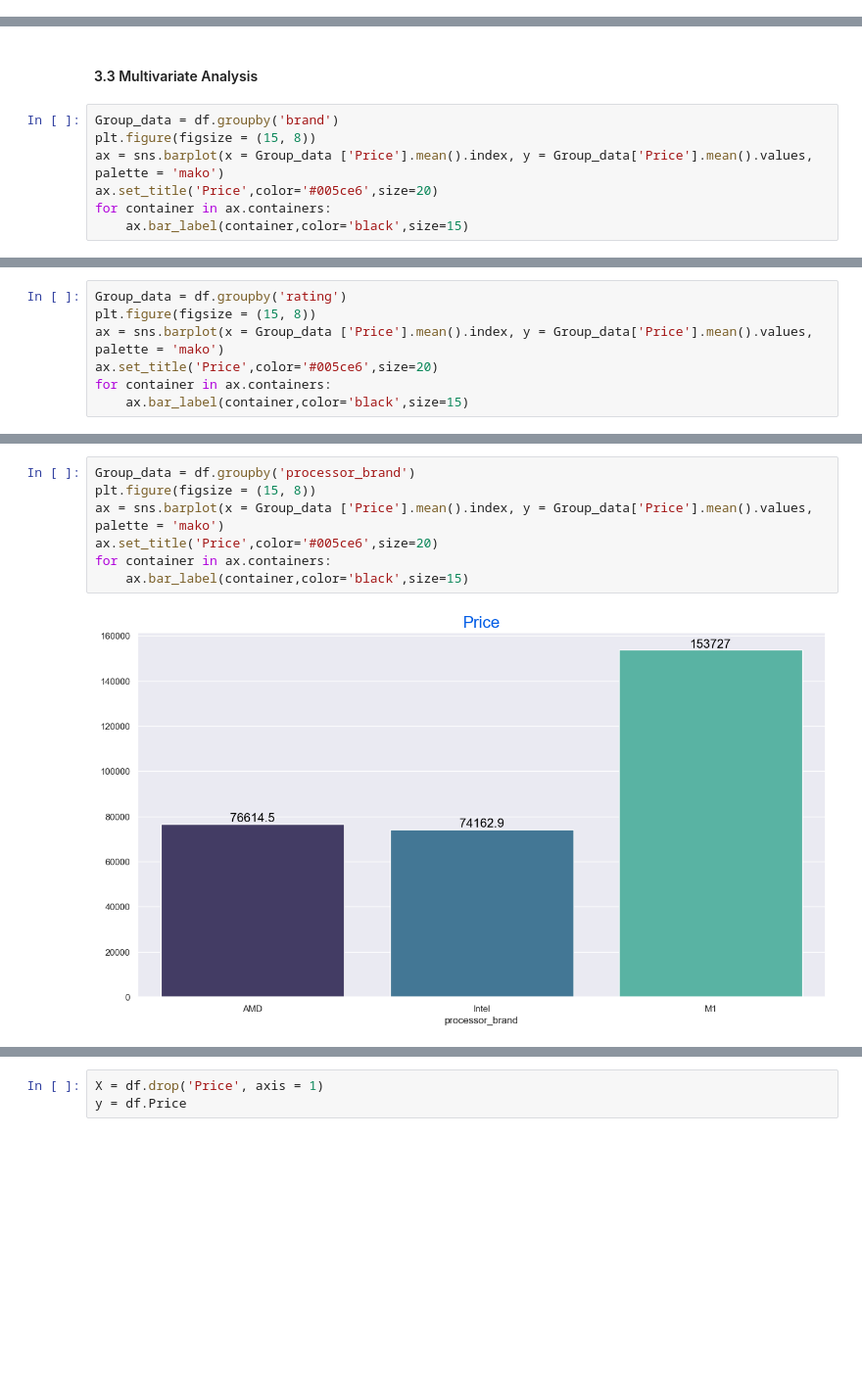
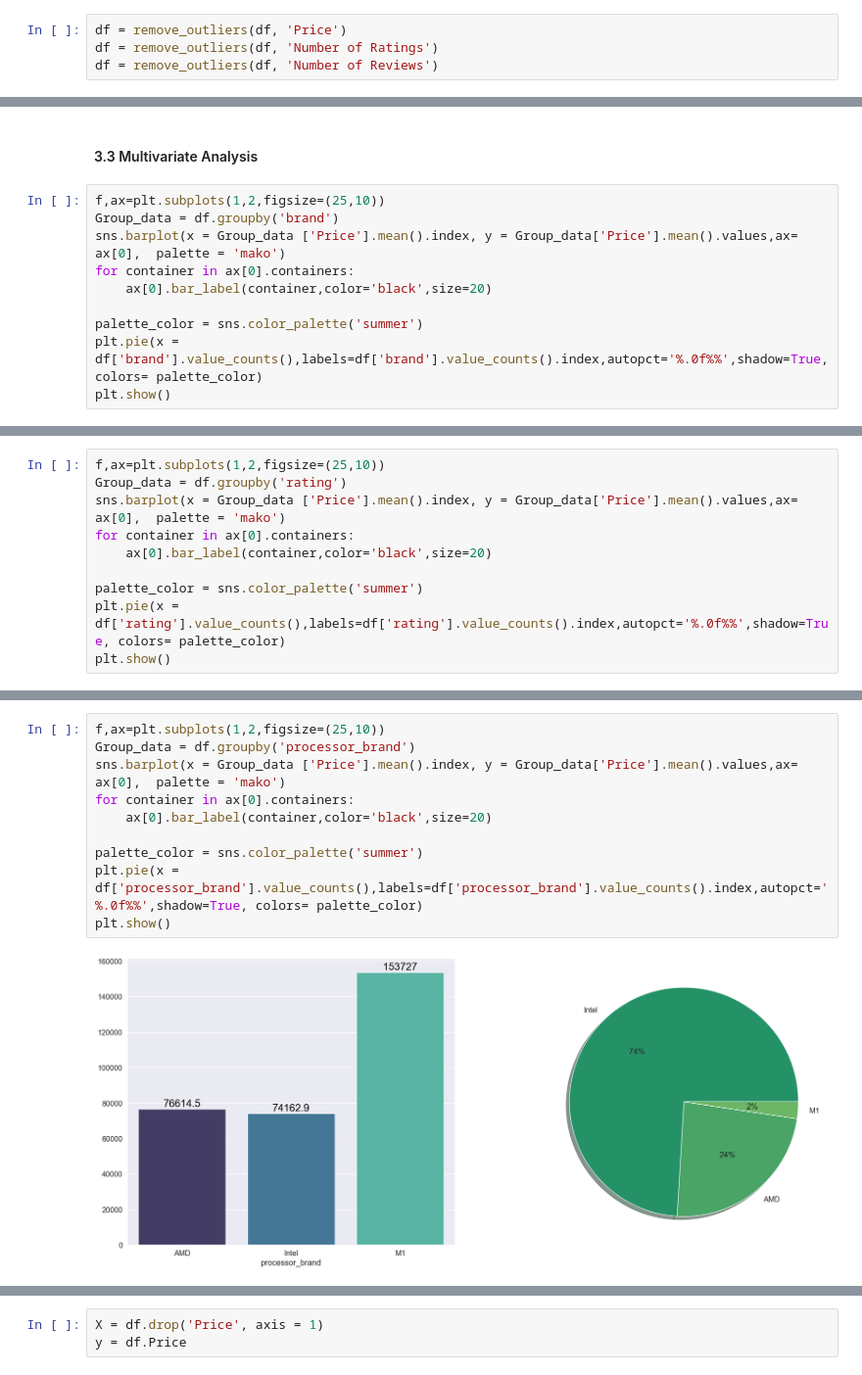
Before and after one commit to Anubhav-Goyal01/Data-Science-Salary-Prediction, a Jupyter notebook: notebooks/Laptop Price Prediction.ipynb, the cells around one changed output, grey strips where cells are left out. Shown at 98% size. Saved outputs shown, nothing was run; the diff lists cells and outputs as text; blank space fills up the shorter version.

```diff
--- a/notebooks/Laptop Price Prediction.ipynb
+++ b/notebooks/Laptop Price Prediction.ipynb
@@ -161,2 +179,6 @@ plt.show()
+# %%
+df = remove_outliers(df, 'Price')
+df = remove_outliers(df, 'Number of Ratings')
+df = remove_outliers(df, 'Number of Reviews')
 # %% [markdown]
 #### 3.2 Pie Charts
@@ -207,10 +185,13 @@ plt.show()
 # %% [markdown]
 #### 3.3 Multivariate Analysis
 # %%
+f,ax=plt.subplots(1,2,figsize=(25,10))
 Group_data = df.groupby('brand')
-plt.figure(figsize = (15, 8))
-ax = sns.barplot(x = Group_data ['Price'].mean().index, y = Group_data['Price'].mean().values, palette = 'mako')
-ax.set_title('Price',color='#005ce6',size=20)
-for container in ax.containers:
-    ax.bar_label(container,color='black',size=15)
+sns.barplot(x = Group_data ['Price'].mean().index, y = Group_data['Price'].mean().values,ax= ax[0],  palette = 'mako')
+for container in ax[0].containers:
+    ax[0].bar_label(container,color='black',size=20)
+
+palette_color = sns.color_palette('summer')
+plt.pie(x = df['brand'].value_counts(),labels=df['brand'].value_counts().index,autopct='%.0f%%',shadow=True, colors= palette_color)
+plt.show()
 # %% [output]
@@ -218,8 +199,11 @@ for container in ax.containers:
 # %%
+f,ax=plt.subplots(1,2,figsize=(25,10))
 Group_data = df.groupby('rating')
-plt.figure(figsize = (15, 8))
-ax = sns.barplot(x = Group_data ['Price'].mean().index, y = Group_data['Price'].mean().values, palette = 'mako')
-ax.set_title('Price',color='#005ce6',size=20)
-for container in ax.containers:
-    ax.bar_label(container,color='black',size=15)
+sns.barplot(x = Group_data ['Price'].mean().index, y = Group_data['Price'].mean().values,ax= ax[0],  palette = 'mako')
+for container in ax[0].containers:
+    ax[0].bar_label(container,color='black',size=20)
+
+palette_color = sns.color_palette('summer')
+plt.pie(x = df['rating'].value_counts(),labels=df['rating'].value_counts().index,autopct='%.0f%%',shadow=True, colors= palette_color)
+plt.show()
 # %% [output]
@@ -227,10 +211,13 @@ for container in ax.containers:
 # %%
+f,ax=plt.subplots(1,2,figsize=(25,10))
 Group_data = df.groupby('processor_brand')
-plt.figure(figsize = (15, 8))
-ax = sns.barplot(x = Group_data ['Price'].mean().index, y = Group_data['Price'].mean().values, palette = 'mako')
-ax.set_title('Price',color='#005ce6',size=20)
-for container in ax.containers:
-    ax.bar_label(container,color='black',size=15)
+sns.barplot(x = Group_data ['Price'].mean().index, y = Group_data['Price'].mean().values,ax= ax[0],  palette = 'mako')
+for container in ax[0].containers:
+    ax[0].bar_label(container,color='black',size=20)
+
+palette_color = sns.color_palette('summer')
+plt.pie(x = df['processor_brand'].value_counts(),labels=df['processor_brand'].value_counts().index,autopct='%.0f%%',shadow=True, colors= palette_color)
+plt.show()
 # %% [output]
-[figure, old version]
+[figure, new version]
 # %%
```
Also changed, not shown: parts of 33 cells of this notebook, 1 other file.
